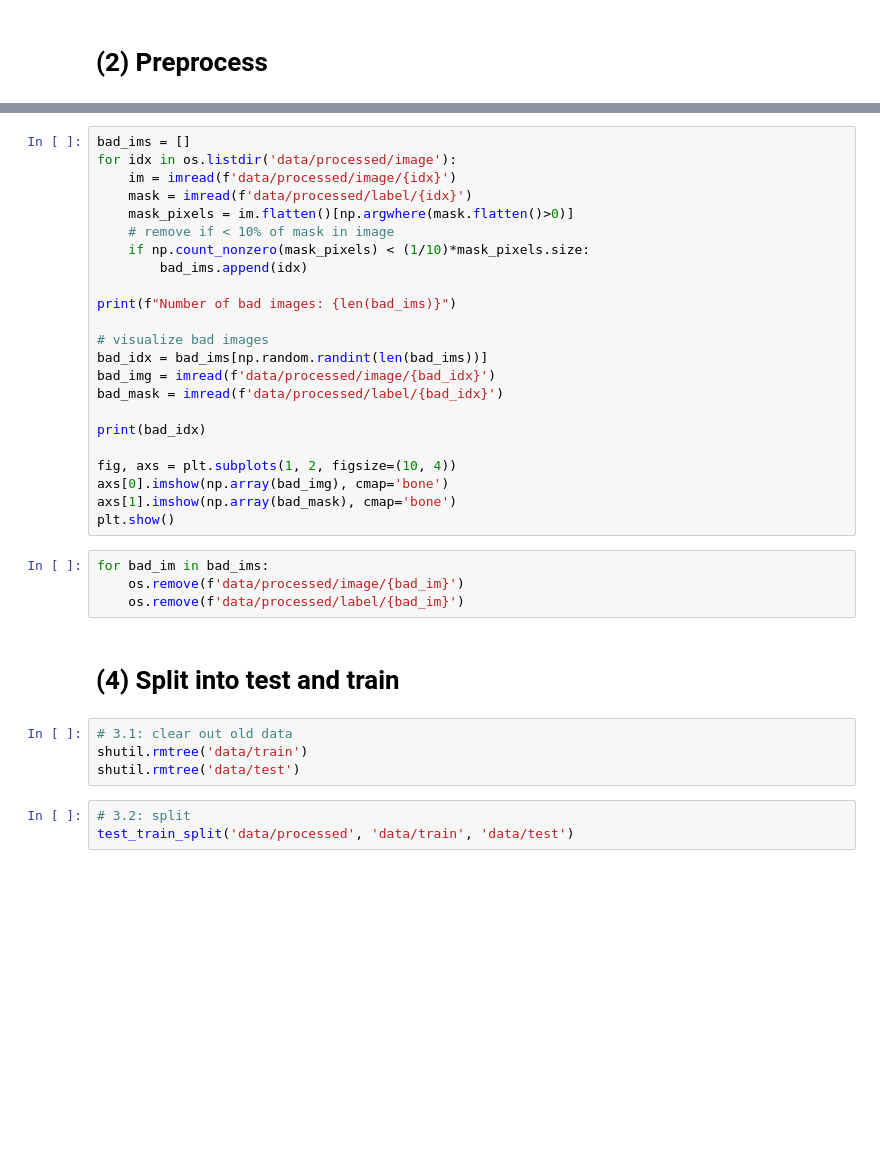
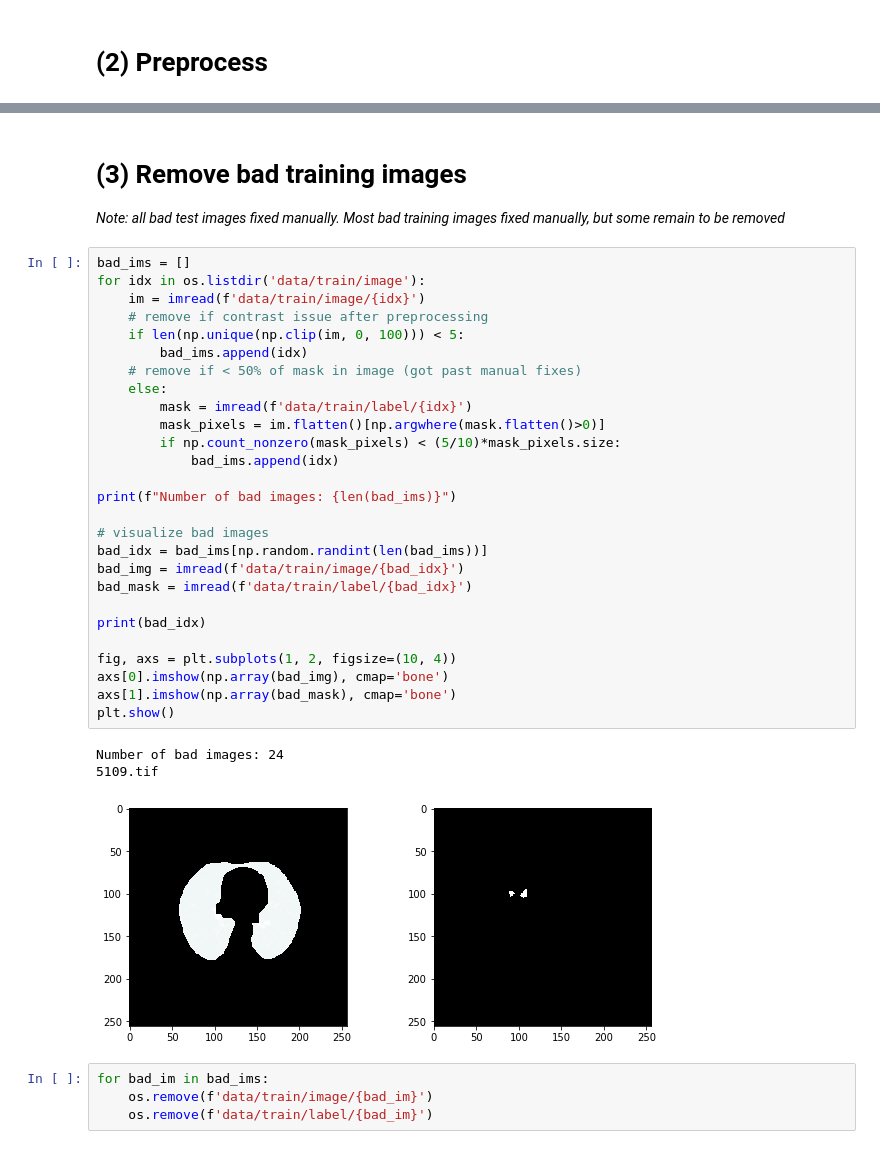
Before and after one commit to maggiebasta/lung-cancer-thesis, a Jupyter notebook: unet_2d/preprocess_notebook.ipynb, the cells around one changed output, grey strips where cells are left out. Drawn from its saved outputs; the diff is of its cells as text; blank space fills up the shorter version.

```diff
--- a/unet_2d/preprocess_notebook.ipynb
+++ b/unet_2d/preprocess_notebook.ipynb
@@ -56,36 +108,39 @@ plt.show()
+# %% [markdown]
+# (3) Remove bad training images
+
+*Note: all bad test images fixed manually. Most bad training images fixed manually, but some remain to be removed*
 # %%
 bad_ims = []
-for idx in os.listdir('data/processed/image'):
-    im = imread(f'data/processed/image/{idx}')
-    mask = imread(f'data/processed/label/{idx}')
-    mask_pixels = im.flatten()[np.argwhere(mask.flatten()>0)]
-    # remove if < 10% of mask in image
-    if np.count_nonzero(mask_pixels) < (1/10)*mask_pixels.size:
+for idx in os.listdir('data/train/image'):
+    im = imread(f'data/train/image/{idx}')
+    # remove if contrast issue after preprocessing
+    if len(np.unique(np.clip(im, 0, 100))) < 5:
         bad_ims.append(idx)
+    # remove if < 50% of mask in image (got past manual fixes)
+    else:
+        mask = imread(f'data/train/label/{idx}')
+        mask_pixels = im.flatten()[np.argwhere(mask.flatten()>0)]
+        if np.count_nonzero(mask_pixels) < (5/10)*mask_pixels.size:
+            bad_ims.append(idx)
 
 print(f"Number of bad images: {len(bad_ims)}")
 
 # visualize bad images
 bad_idx = bad_ims[np.random.randint(len(bad_ims))]
-bad_img = imread(f'data/processed/image/{bad_idx}')
-bad_mask = imread(f'data/processed/label/{bad_idx}')
+bad_img = imread(f'data/train/image/{bad_idx}')
+bad_mask = imread(f'data/train/label/{bad_idx}')
 
 print(bad_idx)
 
 fig, axs = plt.subplots(1, 2, figsize=(10, 4))
 axs[0].imshow(np.array(bad_img), cmap='bone')
 axs[1].imshow(np.array(bad_mask), cmap='bone')
 plt.show()
+# %% [output]
+Number of bad images: 24
+5109.tif
+[figure, added]
 # %%
 for bad_im in bad_ims:
-    os.remove(f'data/processed/image/{bad_im}')
-    os.remove(f'data/processed/label/{bad_im}')
+    os.remove(f'data/train/image/{bad_im}')
+    os.remove(f'data/train/label/{bad_im}')
-# %% [markdown]
-# (4) Split into test and train
-# %%
-# 3.1: clear out old data
-shutil.rmtree('data/train')
-shutil.rmtree('data/test')
-# %%
-# 3.2: split
-test_train_split('data/processed', 'data/train', 'data/test')
```
Also changed, not shown: parts of 18 cells of this notebook, 5 other files.
